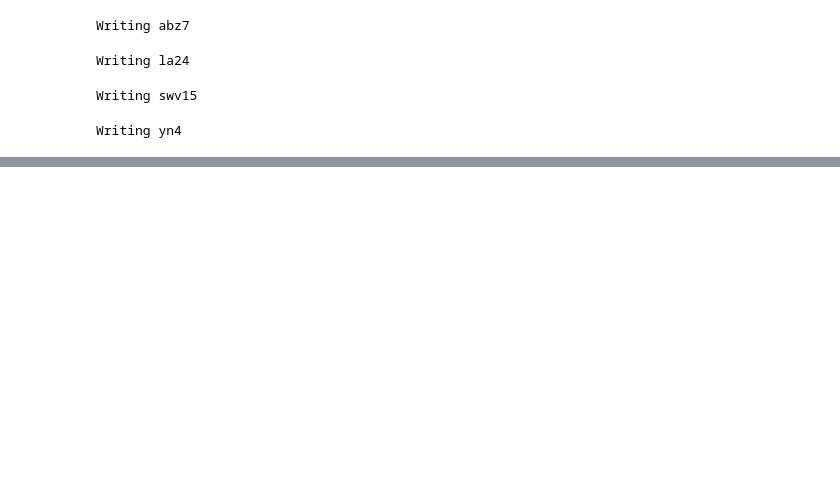
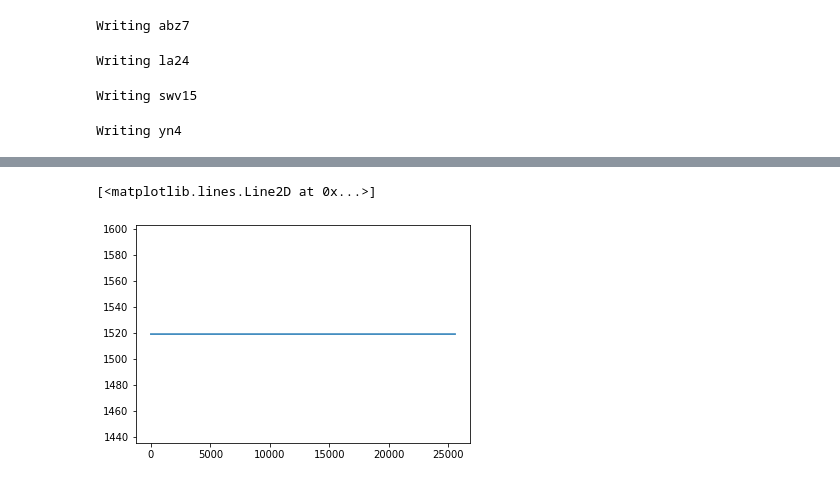
Before and after one commit to sebasatarama/PC1_AdvancedAritificialInteligence_DiegoAtarama, a Jupyter notebook: code/PC1_Part2.ipynb, the cells around one changed output, grey strips where cells are left out. Cells and saved outputs as stored; diff of their text form; code cells hidden in the pictures; blank space fills up the shorter version.

```diff
--- a/code/PC1_Part2.ipynb
+++ b/code/PC1_Part2.ipynb
@@ -252 +261,7 @@ Best: 1645
+# %%
+x = np.arange(len(b))
+plt.plot(x, b)
+# %% [output]
+[<matplotlib.lines.Line2D at 0x...>]
+[figure, added]
 # %%
```
Also changed, not shown: parts of 12 cells of this notebook.
